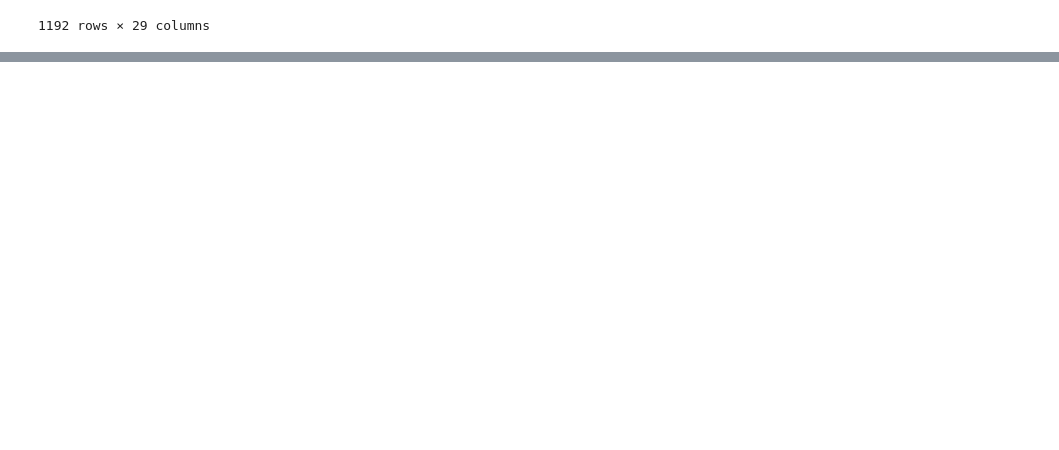
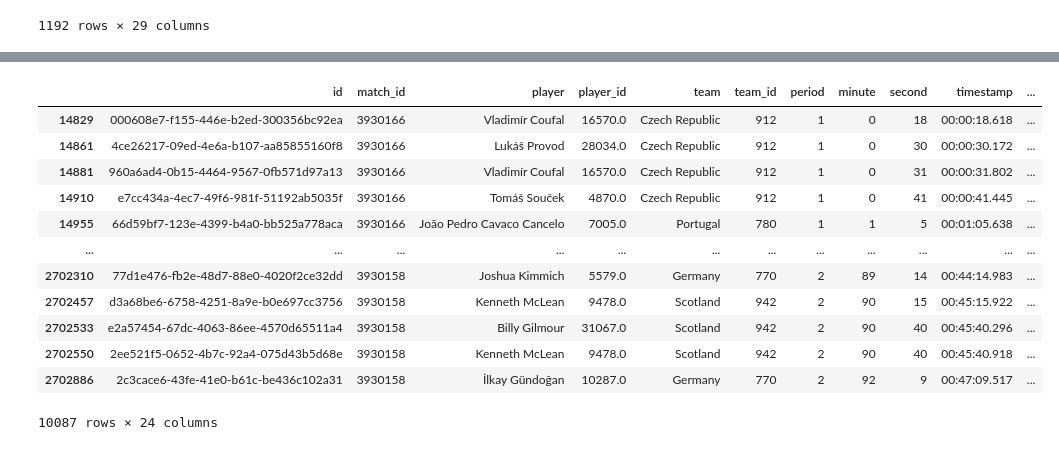
Before and after one commit to chalau2002/360_Statsbomb_Metrics, a Jupyter notebook: notebooks/02_process_data.ipynb, the cells around one changed output, grey strips where cells are left out. Cells and saved outputs as stored; diff of their text form; code cells hidden in the pictures; blank space fills up the shorter version.

```diff
--- a/notebooks/02_process_data.ipynb
+++ b/notebooks/02_process_data.ipynb
@@ -792,0 +1091,21 @@ line_breaking_passes
+# %%
+# calcular métrica RAi
+reception_ability_index = compute_reception_ability_index(events)
+
+# armazenar a tabela na camada de dados processados
+reception_ability_index.to_parquet("../data/processed/reception_ability_index.parquet", index=False)
+reception_ability_index
+# %% [output]
+|  | id | match_id | player | player_id | team | team_id | period | minute | second | timestamp | ... |
+| 14829 | 000608e7-f155-446e-b2ed-300356bc92ea | 3930166 | Vladimír Coufal | 16570.0 | Czech Republic | 912 | 1 | 0 | 18 | 00:00:18.618 | ... |
+| 14861 | 4ce26217-09ed-4e6a-b107-aa85855160f8 | 3930166 | Lukáš Provod | 28034.0 | Czech Republic | 912 | 1 | 0 | 30 | 00:00:30.172 | ... |
+| 14881 | 960a6ad4-0b15-4464-9567-0fb571d97a13 | 3930166 | Vladimír Coufal | 16570.0 | Czech Republic | 912 | 1 | 0 | 31 | 00:00:31.802 | ... |
+| 14910 | e7cc434a-4ec7-49f6-981f-51192ab5035f | 3930166 | Tomáš Souček | 4870.0 | Czech Republic | 912 | 1 | 0 | 41 | 00:00:41.445 | ... |
+| 14955 | 66d59bf7-123e-4399-b4a0-bb525a778aca | 3930166 | João Pedro Cavaco Cancelo | 7005.0 | Portugal | 780 | 1 | 1 | 5 | 00:01:05.638 | ... |
+| ... | ... | ... | ... | ... | ... | ... | ... | ... | ... | ... | ... |
+| 2702310 | 77d1e476-fb2e-48d7-88e0-4020f2ce32dd | 3930158 | Joshua Kimmich | 5579.0 | Germany | 770 | 2 | 89 | 14 | 00:44:14.983 | ... |
+| 2702457 | d3a68be6-6758-4251-8a9e-b0e697cc3756 | 3930158 | Kenneth McLean | 9478.0 | Scotland | 942 | 2 | 90 | 15 | 00:45:15.922 | ... |
+| 2702533 | e2a57454-67dc-4063-86ee-4570d65511a4 | 3930158 | Billy Gilmour | 31067.0 | Scotland | 942 | 2 | 90 | 40 | 00:45:40.296 | ... |
+| 2702550 | 2ee521f5-0652-4b7c-92a4-075d43b5d68e | 3930158 | Kenneth McLean | 9478.0 | Scotland | 942 | 2 | 90 | 40 | 00:45:40.918 | ... |
+| 2702886 | 2c3cace6-43fe-41e0-b61c-be436c102a31 | 3930158 | İlkay Gündoğan | 10287.0 | Germany | 770 | 2 | 92 | 9 | 00:47:09.517 | ... |
+10087 rows × 24 columns
```
Also changed, not shown: parts of 5 cells of this notebook, 5 other files.
